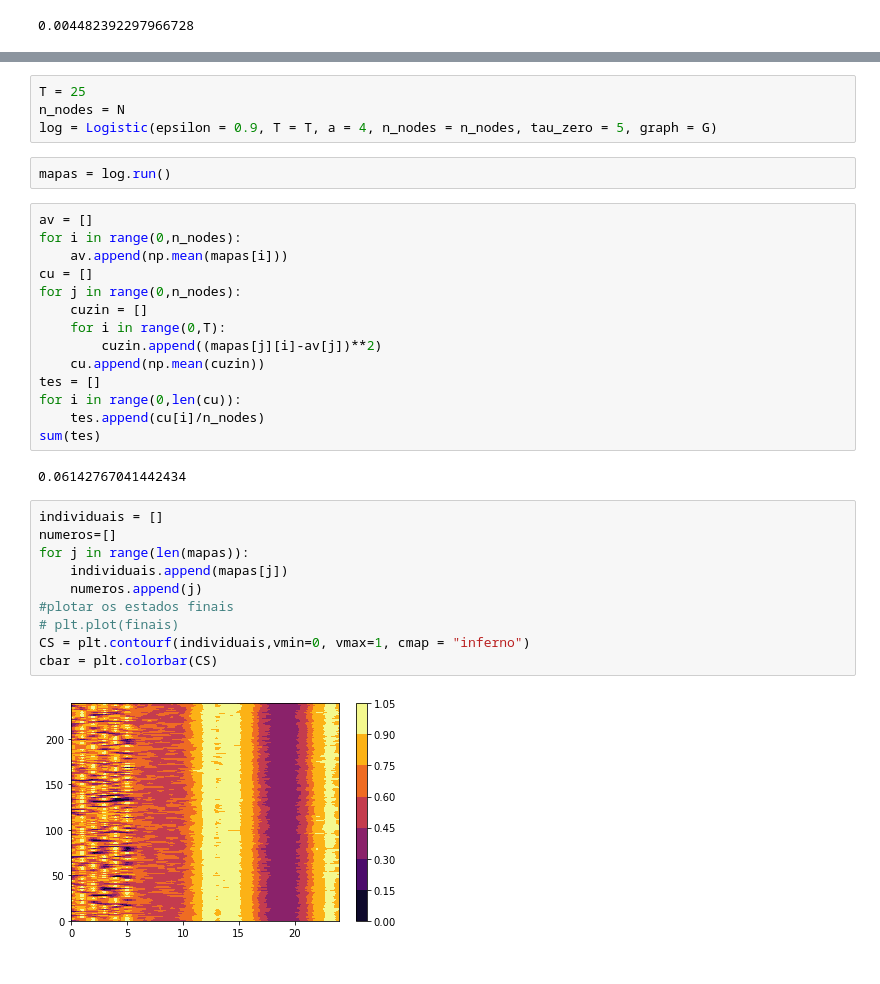
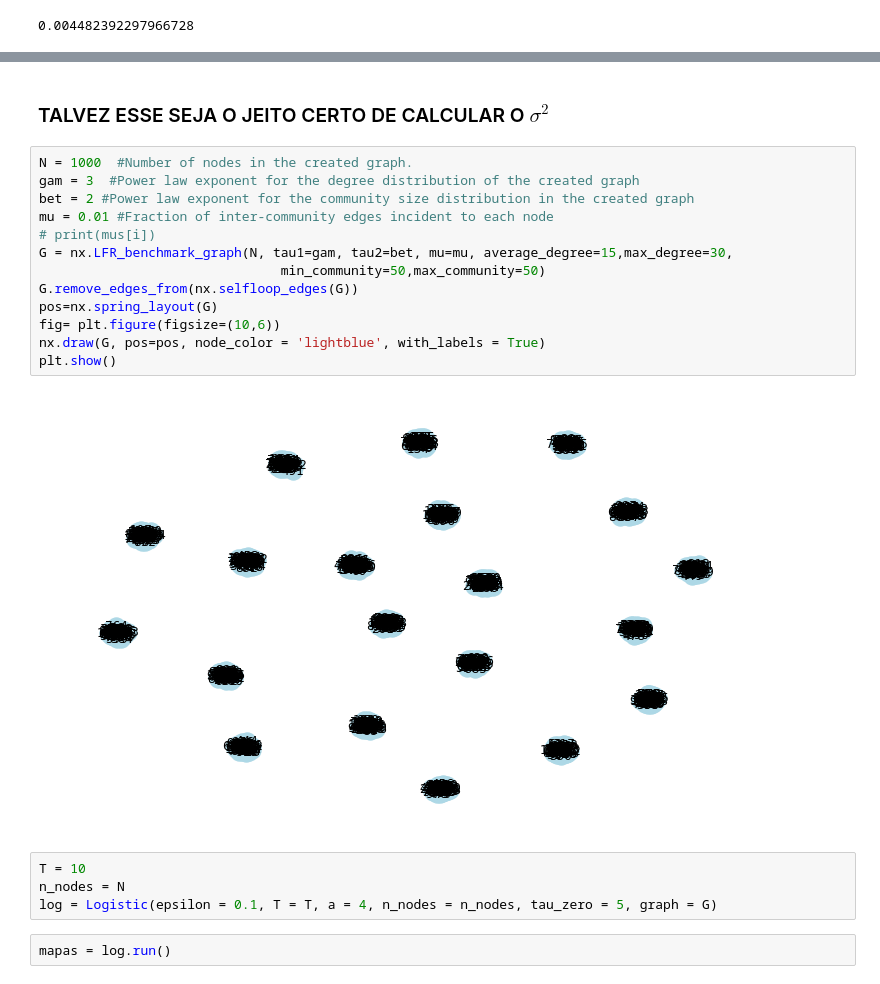
Before and after one commit to ricardotetti/Chaotic_Logistic_Maps, a Jupyter notebook: Logistic Maps with communities -Copy1.ipynb, the cells around one changed output, grey strips where cells are left out. Drawn from its saved outputs; the diff is of its cells as text.

```diff
--- a/Logistic Maps with communities -Copy1.ipynb
+++ b/Logistic Maps with communities -Copy1.ipynb
@@ -241,34 +222,23 @@ plt.show()
-# %%
-T = 25
-n_nodes = N
-log = Logistic(epsilon = 0.9, T = T, a = 4, n_nodes = n_nodes, tau_zero = 5, graph = G)
-# %%
-mapas = log.run()
-# %%
-av = []
-for i in range(0,n_nodes):
-    av.append(np.mean(mapas[i]))
-cu = []
-for j in range(0,n_nodes):
-    cuzin = []
-    for i in range(0,T):
-        cuzin.append((mapas[j][i]-av[j])**2)
-    cu.append(np.mean(cuzin))
-tes = []
-for i in range(0,len(cu)):
-    tes.append(cu[i]/n_nodes)
-sum(tes)
-# %% [output]
-0.06142767041442434
-# %%
-individuais = []
-numeros=[]
-for j in range(len(mapas)):
-    individuais.append(mapas[j])
-    numeros.append(j)
-#plotar os estados finais
-# plt.plot(finais)
-CS = plt.contourf(individuais,vmin=0, vmax=1, cmap = "inferno")
-cbar = plt.colorbar(CS)
-# %% [output]
-[figure, removed]
+# %% [markdown]
+### TALVEZ ESSE SEJA O JEITO CERTO DE CALCULAR O $\sigma^2$
+# %%
+N = 1000  #Number of nodes in the created graph.
+gam = 3  #Power law exponent for the degree distribution of the created graph
+bet = 2 #Power law exponent for the community size distribution in the created graph
+mu = 0.01 #Fraction of inter-community edges incident to each node
+# print(mus[i])
+G = nx.LFR_benchmark_graph(N, tau1=gam, tau2=bet, mu=mu, average_degree=15,max_degree=30,
+                               min_community=50,max_community=50)
+G.remove_edges_from(nx.selfloop_edges(G))
+pos=nx.spring_layout(G)
+fig= plt.figure(figsize=(10,6))
+nx.draw(G, pos=pos, node_color = 'lightblue', with_labels = True)
+plt.show()
+# %% [output]
+[figure, added]
+# %%
+T = 10
+n_nodes = N
+log = Logistic(epsilon = 0.1, T = T, a = 4, n_nodes = n_nodes, tau_zero = 5, graph = G)
+# %%
+mapas = log.run()
```
Also changed, not shown: parts of 13 cells of this notebook, 5 other files.
